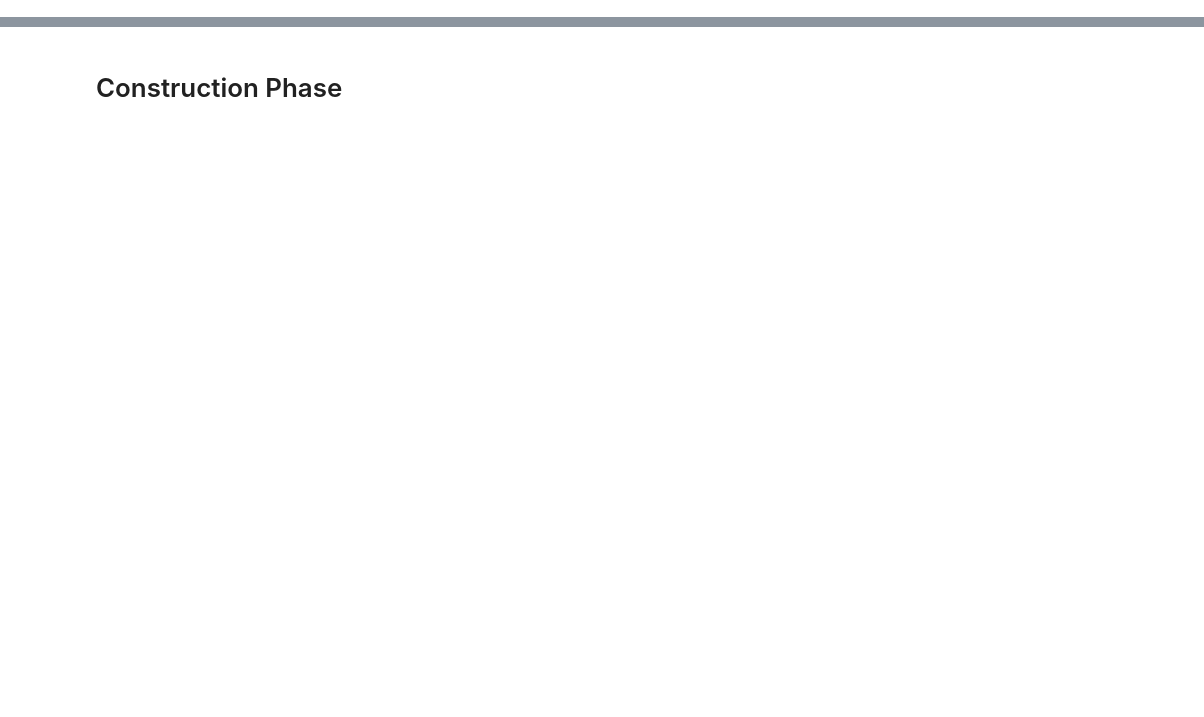
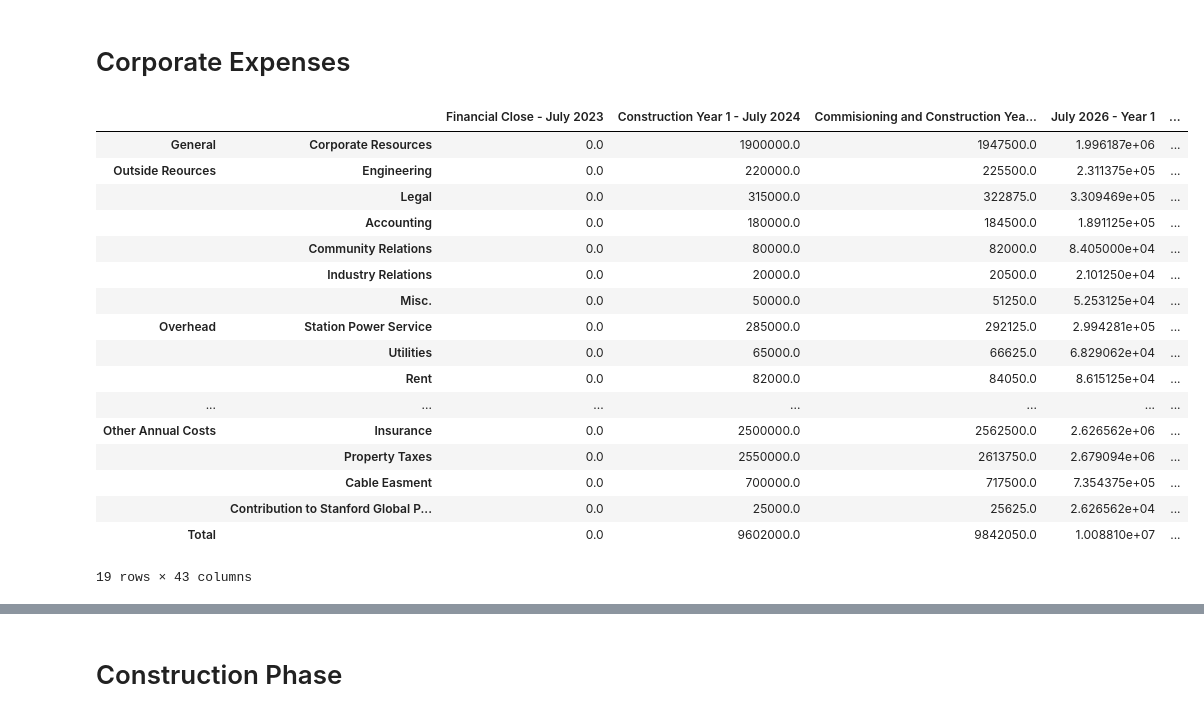
Before and after one commit to juliet29/projectFinance, a Jupyter notebook: scripts2/_expenses.ipynb, the cells around one changed output, grey strips where cells are left out. Saved outputs shown, nothing was run; the diff lists cells and outputs as text; code cells hidden in the pictures; blank space fills up the shorter version.

```diff
--- a/scripts2/_expenses.ipynb
+++ b/scripts2/_expenses.ipynb
@@ -35,0 +62,35 @@ def prep_for_calcs(df, yearly=False):
+# %% [markdown]
+# Corporate Expenses
+# %%
+corp_df, corp_ref = prep_for_calcs(corp_inputs, yearly=True)
+# %%
+# set year 1 equal to the appropriate value
+corp_df["Construction Year 1 - July 2024"] = corp_ref["Value"].values
+
+# increase with inflation
+for col in corp_df.columns[2:]:
+    curr_ix = corp_df.columns.get_loc(col)
+    corp_df.iloc[:, curr_ix] = corp_df.iloc[:, curr_ix-1]*(1+inflation_rate)
+
+corp_df.loc[("Total", ""), :] = corp_df.sum(axis=0)
+# %%
+corp_df
+# %% [output]
+|  |  | Financial Close - July 2023 | Construction Year 1 - July 2024 | Commisioning and Construction Yea... | July 2026 - Year 1 | ... |
+| General | Corporate Resources | 0.0 | 1900000.0 | 1947500.0 | 1.996187e+06 | ... |
+| Outside Reources | Engineering | 0.0 | 220000.0 | 225500.0 | 2.311375e+05 | ... |
+|  | Legal | 0.0 | 315000.0 | 322875.0 | 3.309469e+05 | ... |
+|  | Accounting | 0.0 | 180000.0 | 184500.0 | 1.891125e+05 | ... |
+|  | Community Relations | 0.0 | 80000.0 | 82000.0 | 8.405000e+04 | ... |
+|  | Industry Relations | 0.0 | 20000.0 | 20500.0 | 2.101250e+04 | ... |
+|  | Misc. | 0.0 | 50000.0 | 51250.0 | 5.253125e+04 | ... |
+| Overhead | Station Power Service | 0.0 | 285000.0 | 292125.0 | 2.994281e+05 | ... |
+|  | Utilities | 0.0 | 65000.0 | 66625.0 | 6.829062e+04 | ... |
+|  | Rent | 0.0 | 82000.0 | 84050.0 | 8.615125e+04 | ... |
+| ... | ... | ... | ... | ... | ... | ... |
+| Other Annual Costs | Insurance | 0.0 | 2500000.0 | 2562500.0 | 2.626562e+06 | ... |
+|  | Property Taxes | 0.0 | 2550000.0 | 2613750.0 | 2.679094e+06 | ... |
+|  | Cable Easment | 0.0 | 700000.0 | 717500.0 | 7.354375e+05 | ... |
+|  | Contribution to Stanford Global P... | 0.0 | 25000.0 | 25625.0 | 2.626562e+04 | ... |
+| Total |  | 0.0 | 9602000.0 | 9842050.0 | 1.008810e+07 | ... |
+19 rows × 43 columns
```
Also changed, not shown: parts of 9 cells of this notebook, 6 other files.
